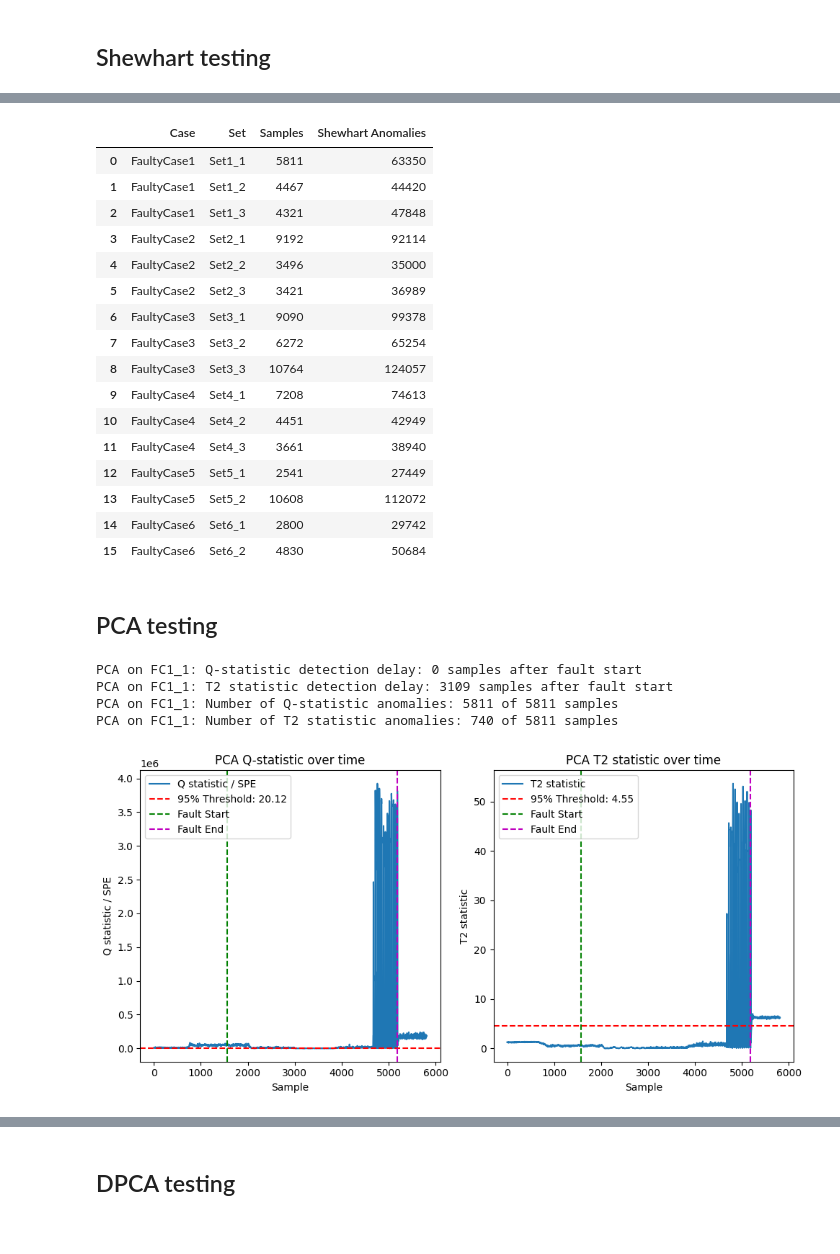
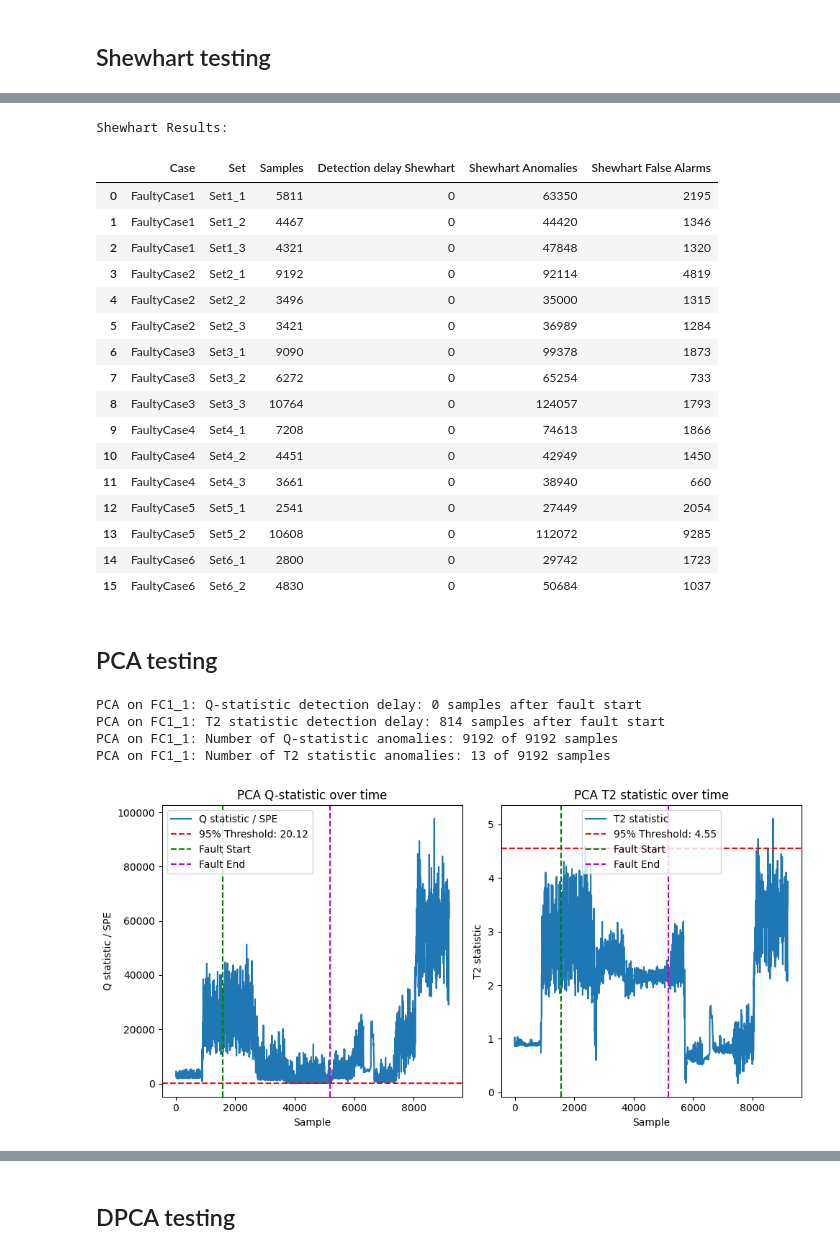
Before and after one commit to PeterAndersen-sdu/Fault-detection-project, a Jupyter notebook: main.ipynb, the cells around one changed output, grey strips where cells are left out. Drawn from its saved outputs; the diff is of its cells as text; code cells hidden in the pictures.

Commit message:
Complete training and testing for shew, pca, and dpca

```diff
--- a/main.ipynb
+++ b/main.ipynb
@@ -297,40 +274,58 @@ shew_results = []
 for case_name, case_sets in zip(se_windows.keys(), fc_sets):
     for set_name, fault_window in zip(case_sets.keys(), se_windows[case_name]):
         X_fault = case_sets[set_name].sensors
-        shew_anomalies = (X_fault > shewhart_threshold).sum().sum()
+
+        # Row-wise alarm mask for sample-level detection and false-alarm counts
+        shew_alarm_mask = (X_fault > shewhart_threshold).any(axis=1)
+        shew_alarm_indices = np.flatnonzero(shew_alarm_mask.to_numpy())
+
+        # detection delay after fault start
+        fault_start = se_windows[case_name][set_name][0]
+        shew_detection_delay = shew_alarm_indices[shew_alarm_indices >= fault_start][0] - fault_start if len(shew_alarm_indices[shew_alarm_indices >= fault_start]) > 0 else np.nan
+
+        # Number of anomalies - Samples over the thresholds
+        shew_anomalies = int((X_fault > shewhart_threshold).to_numpy().sum())
+
+        # Number of false alarms (anomalous samples before fault start and after fault end)
+        fault_end = se_windows[case_name][set_name][1]
+        n_shew_false_alarms = int(shew_alarm_mask.to_numpy()[:fault_start].sum() + shew_alarm_mask.to_numpy()[fault_end + 1 :].sum())
 
         shew_results.append({
             "Case": case_name,
             "Set": set_name,
             "Samples": len(X_fault),
-            "Shewhart Anomalies": shew_anomalies
+            "Detection delay Shewhart": shew_detection_delay,
+            "Shewhart Anomalies": shew_anomalies,
+            "Shewhart False Alarms": n_shew_false_alarms,
         })
 
 shew_results_df = pd.DataFrame(shew_results)
+print("Shewhart Results:")
 shew_results_df
 # %% [output]
+Shewhart Results:
-|  | Case | Set | Samples | Shewhart Anomalies |
-| 0 | FaultyCase1 | Set1_1 | 5811 | 63350 |
-| 1 | FaultyCase1 | Set1_2 | 4467 | 44420 |
-| 2 | FaultyCase1 | Set1_3 | 4321 | 47848 |
-| 3 | FaultyCase2 | Set2_1 | 9192 | 92114 |
-| 4 | FaultyCase2 | Set2_2 | 3496 | 35000 |
-| 5 | FaultyCase2 | Set2_3 | 3421 | 36989 |
-| 6 | FaultyCase3 | Set3_1 | 9090 | 99378 |
-| 7 | FaultyCase3 | Set3_2 | 6272 | 65254 |
-| 8 | FaultyCase3 | Set3_3 | 10764 | 124057 |
-| 9 | FaultyCase4 | Set4_1 | 7208 | 74613 |
-| 10 | FaultyCase4 | Set4_2 | 4451 | 42949 |
-| 11 | FaultyCase4 | Set4_3 | 3661 | 38940 |
-| 12 | FaultyCase5 | Set5_1 | 2541 | 27449 |
-| 13 | FaultyCase5 | Set5_2 | 10608 | 112072 |
-| 14 | FaultyCase6 | Set6_1 | 2800 | 29742 |
-| 15 | FaultyCase6 | Set6_2 | 4830 | 50684 |
+|  | Case | Set | Samples | Detection delay Shewhart | Shewhart Anomalies | Shewhart False Alarms |
+| 0 | FaultyCase1 | Set1_1 | 5811 | 0 | 63350 | 2195 |
+| 1 | FaultyCase1 | Set1_2 | 4467 | 0 | 44420 | 1346 |
+| 2 | FaultyCase1 | Set1_3 | 4321 | 0 | 47848 | 1320 |
+| 3 | FaultyCase2 | Set2_1 | 9192 | 0 | 92114 | 4819 |
+| 4 | FaultyCase2 | Set2_2 | 3496 | 0 | 35000 | 1315 |
+| 5 | FaultyCase2 | Set2_3 | 3421 | 0 | 36989 | 1284 |
+| 6 | FaultyCase3 | Set3_1 | 9090 | 0 | 99378 | 1873 |
+| 7 | FaultyCase3 | Set3_2 | 6272 | 0 | 65254 | 733 |
+| 8 | FaultyCase3 | Set3_3 | 10764 | 0 | 124057 | 1793 |
+| 9 | FaultyCase4 | Set4_1 | 7208 | 0 | 74613 | 1866 |
+| 10 | FaultyCase4 | Set4_2 | 4451 | 0 | 42949 | 1450 |
+| 11 | FaultyCase4 | Set4_3 | 3661 | 0 | 38940 | 660 |
+| 12 | FaultyCase5 | Set5_1 | 2541 | 0 | 27449 | 2054 |
+| 13 | FaultyCase5 | Set5_2 | 10608 | 0 | 112072 | 9285 |
+| 14 | FaultyCase6 | Set6_1 | 2800 | 0 | 29742 | 1723 |
+| 15 | FaultyCase6 | Set6_2 | 4830 | 0 | 50684 | 1037 |
 # %% [markdown]
 ## PCA testing
 # %%
 # A single test on FaultyCase1 Set1_1
-PCA_X_FC1_1 = FC1sets["Set1_1"].sensors
+PCA_X_FC1_1 = FC2sets["Set2_1"].sensors
 PCA_Z_FC1_1 = pca_transform(PCA_X_FC1_1, pca_model)
 PCA_q_FC1_1 = q_statistic(PCA_X_FC1_1, PCA_Z_FC1_1)
 PCA_t2_FC1_1 = t2_statistic(PCA_Z_FC1_1)
@@ -340,46 +335,45 @@ fault_start = SEfc1_1[0]
 q_alarm_indices = np.where(PCA_q_FC1_1 > threshold_q_pca)[0]
 t2_alarm_indices = np.where(PCA_t2_FC1_1 > threshold_t2_pca)[0]
 
-q_detection_delay = q_alarm_indices[q_alarm_indices >= fault_start][0] - fault_start
-t2_detection_delay = t2_alarm_indices[t2_alarm_indices >= fault_start][0] - fault_start
+q_detection_delay = q_alarm_indices[q_alarm_indices >= fault_start][0] - fault_start if len(q_alarm_indices[q_alarm_indices >= fault_start]) > 0 else np.nan
+t2_detection_delay = t2_alarm_indices[t2_alarm_indices >= fault_start][0] - fault_start if len(t2_alarm_indices[t2_alarm_indices >= fault_start]) > 0 else np.nan
 print(f"PCA on FC1_1: Q-statistic detection delay: {q_detection_delay} samples after fault start")
 print(f"PCA on FC1_1: T2 statistic detection delay: {t2_detection_delay} samples after fault start")
-
 
 # How many of all samples are over the thresholds?
 n_q_anomalies = np.sum(PCA_q_FC1_1 > threshold_q_pca)
 n_t2_anomalies = np.sum(PCA_t2_FC1_1 > threshold_t2_pca)
 print(f"PCA on FC1_1: Number of Q-statistic anomalies: {n_q_anomalies} of {len(PCA_q_FC1_1)} samples")
 print(f"PCA on FC1_1: Number of T2 statistic anomalies: {n_t2_anomalies} of {len(PCA_t2_FC1_1)} samples")
 
 # Plot Q-statistic and T2 statistic over time with thresholds
 plt.figure(figsize=(10, 5))
 plt.subplot(1, 2, 1)
 plt.plot(PCA_q_FC1_1, label='Q statistic / SPE')
 plt.axhline(y=threshold_q_pca, color='r', linestyle='--', label=f'95% Threshold: {threshold_q_pca:.2f}')
 plt.axvline(x=SEfc1_1[0], color='g', linestyle='--', label='Fault Start')
 plt.axvline(x=SEfc1_1[1], color='m', linestyle='--', label='Fault End')
 plt.xlabel("Sample")
 plt.ylabel("Q statistic / SPE")
 plt.title("PCA Q-statistic over time")
 plt.legend()
 plt.subplot(1, 2, 2)
 plt.plot(PCA_t2_FC1_1, label='T2 statistic')
 plt.axhline(y=threshold_t2_pca, color='r', linestyle='--', label=f'95% Threshold: {threshold_t2_pca:.2f}')
 plt.axvline(x=SEfc1_1[0], color='g', linestyle='--', label='Fault Start')
 plt.axvline(x=SEfc1_1[1], color='m', linestyle='--', label='Fault End')
 plt.xlabel("Sample")
 plt.ylabel("T2 statistic")
 plt.title("PCA T2 statistic over time")
 plt.legend()
 plt.tight_layout()
 plt.show()
 # %% [output]
 PCA on FC1_1: Q-statistic detection delay: 0 samples after fault start
-PCA on FC1_1: T2 statistic detection delay: 3109 samples after fault start
-PCA on FC1_1: Number of Q-statistic anomalies: 5811 of 5811 samples
-PCA on FC1_1: Number of T2 statistic anomalies: 740 of 5811 samples
+PCA on FC1_1: T2 statistic detection delay: 814 samples after fault start
+PCA on FC1_1: Number of Q-statistic anomalies: 9192 of 9192 samples
+PCA on FC1_1: Number of T2 statistic anomalies: 13 of 9192 samples
-[figure, old version]
+[figure, new version]
 # %%
 # This creates a dataframe with number of anomalies for each set in each case for both Q and T2.
 
```
Also changed, not shown: parts of 5 cells of this notebook.
